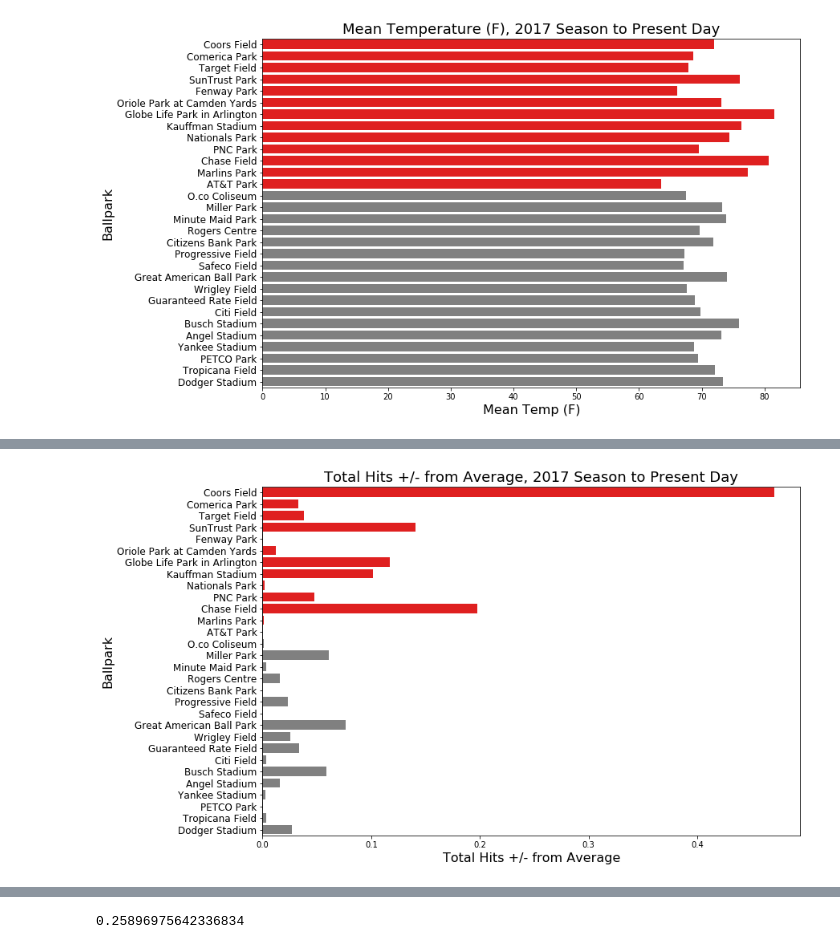
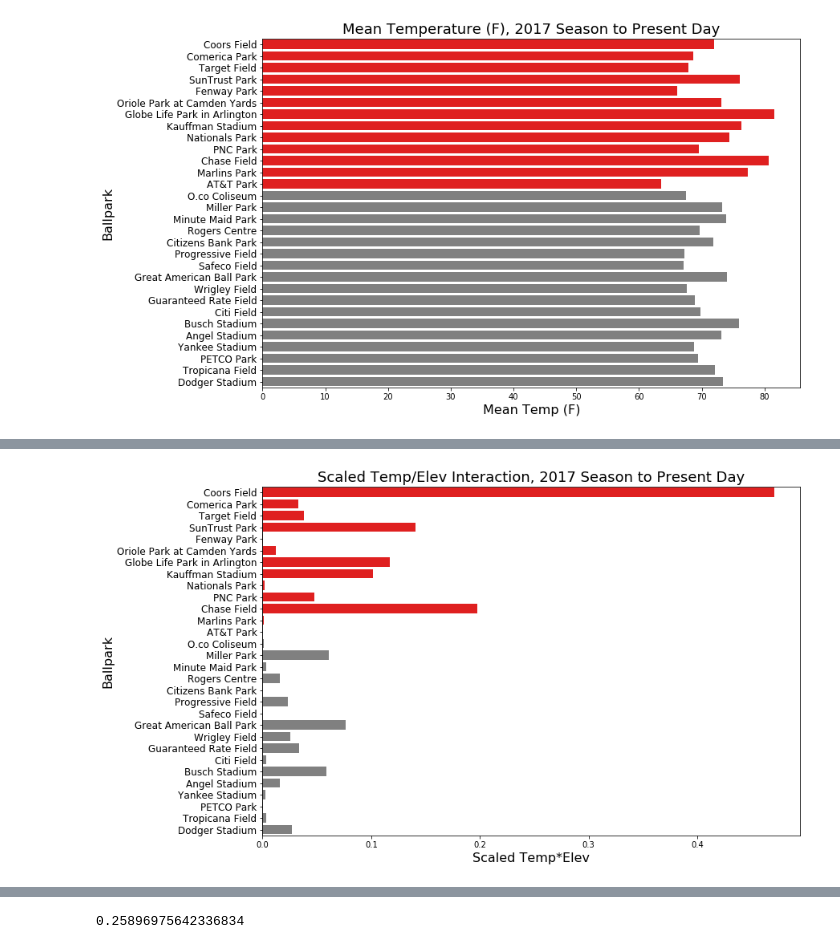
Before and after one commit to Tucker-Allen/MLB_Predictions, a Jupyter notebook: code/code.ipynb, the cells around one changed output, grey strips where cells are left out. Cells and saved outputs as stored; diff of their text form; code cells hidden in the pictures.

```diff
--- a/code/code.ipynb
+++ b/code/code.ipynb
@@ -640,15 +629,15 @@ stad_merged['Temp/Elev_Int'] = interact_list
 # %%
 fig, ax1 = plt.subplots(figsize=(12,8))
 
 clrs = ['grey' if (x < all_bat_avg) else 'red' for x in stad_merged['Avg.'] ]
 g1 = sns.barplot(stad_merged['Temp/Elev_Int'], stad_merged['Stadium'], orient='h', palette=clrs )
-g1.set_title('Total Hits +/- from Average, 2017 Season to Present Day', fontsize=18)
-g1.set_xlabel('Total Hits +/- from Average', fontsize=16)
+g1.set_title('Scaled Temp/Elev Interaction, 2017 Season to Present Day', fontsize=18)
+g1.set_xlabel('Scaled Temp*Elev', fontsize=16)
 g1.set_ylabel('Ballpark', fontsize=16)
 g1.set_yticklabels(stad_merged['Stadium'], fontsize=12)
 g1.vlines(0, -1, 100, colors='k');
 # %% [output]
-[figure, old version]
+[figure, new version]
 # %%
 stad_merged.dtypes
 # %% [output]
```
Also changed, not shown: parts of 15 cells of this notebook, 7 other files.
